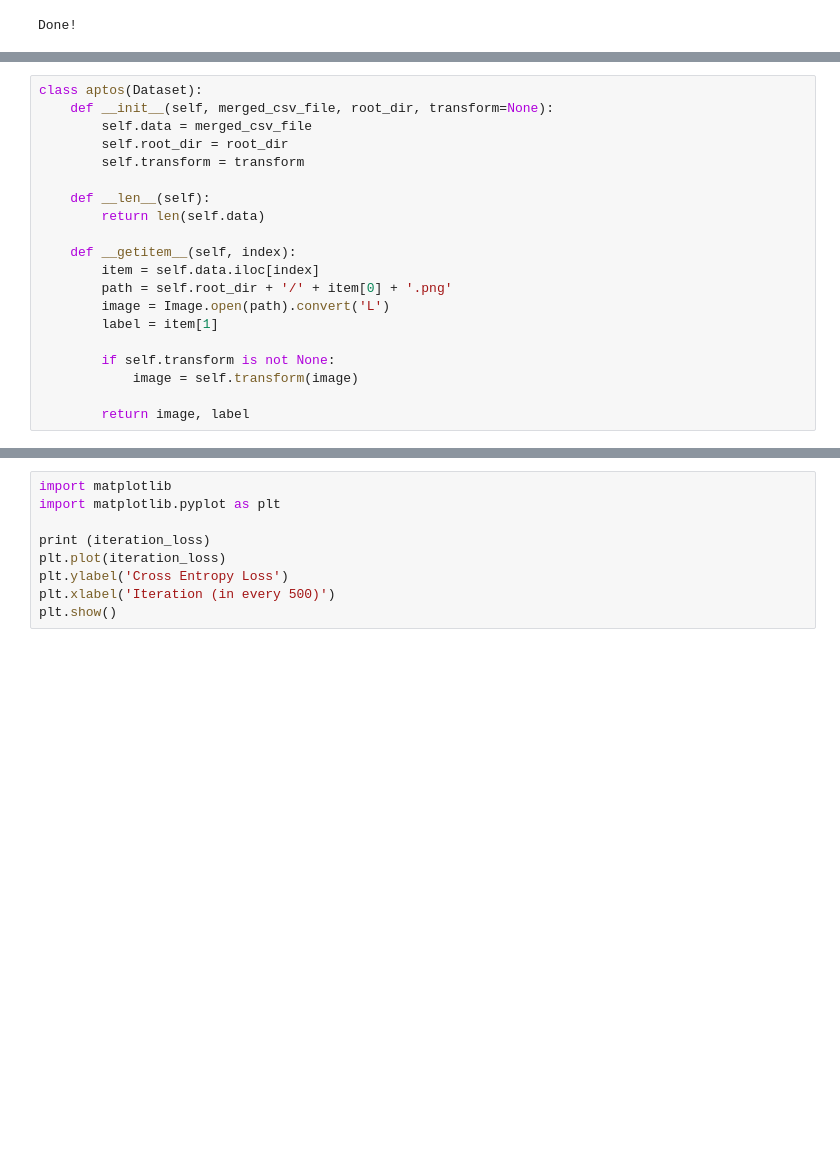
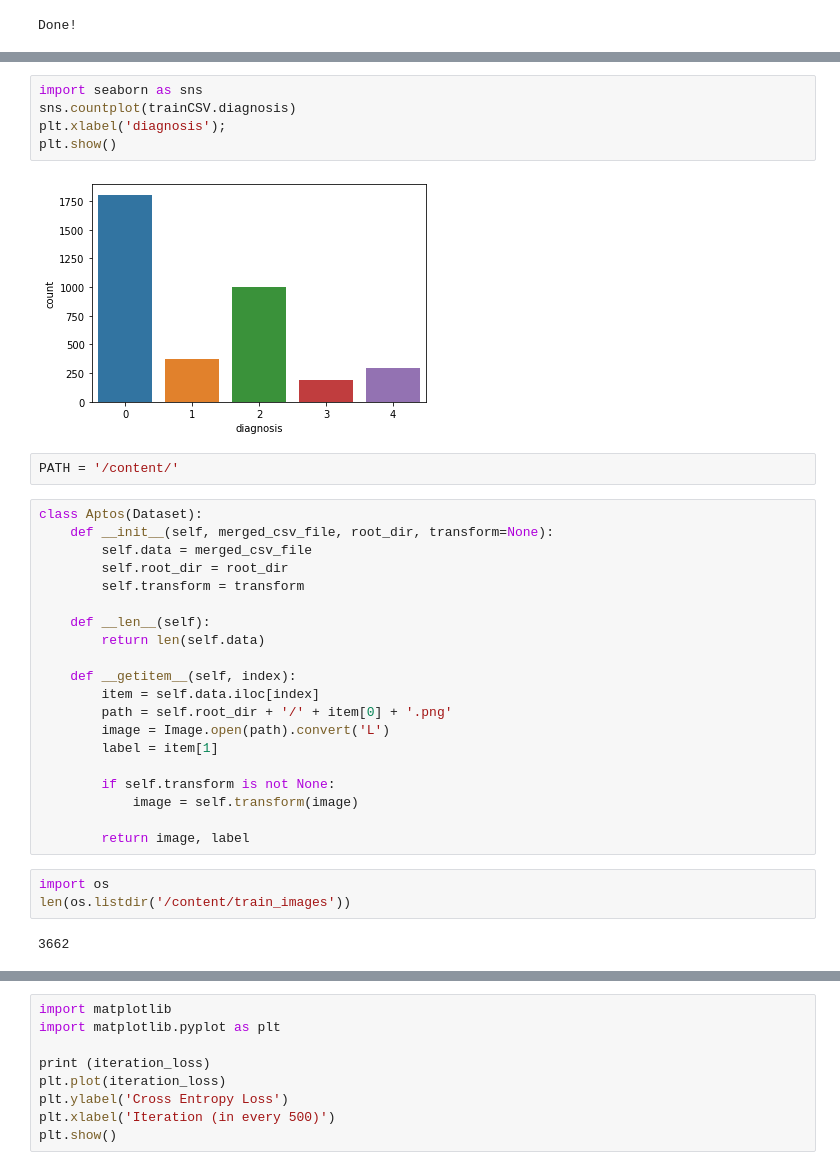
Before and after one commit to Ni7070/Aptos2019-Kaggle, a Jupyter notebook: Aptos2019.ipynb, the cells around one changed output, grey strips where cells are left out. Drawn from its saved outputs; the diff is of its cells as text; blank space fills up the shorter version.

```diff
--- a/Aptos2019.ipynb
+++ b/Aptos2019.ipynb
@@ -84,5 +104,14 @@ PATH = '/content/'
+# %%
+import seaborn as sns
+sns.countplot(trainCSV.diagnosis)
+plt.xlabel('diagnosis');
+plt.show()
+# %% [output]
+[figure, added]
+# %%
+PATH = '/content/'
 # %%
-class aptos(Dataset):
+class Aptos(Dataset):
     def __init__(self, merged_csv_file, root_dir, transform=None):
         self.data = merged_csv_file
         self.root_dir = root_dir
@@ -101,4 +130,9 @@ class aptos(Dataset):
             image = self.transform(image)
 
         return image, label
+# %%
+import os
+len(os.listdir('/content/train_images'))
+# %% [output]
+3662
 # %%
```
Also changed, not shown: parts of 19 cells of this notebook.
